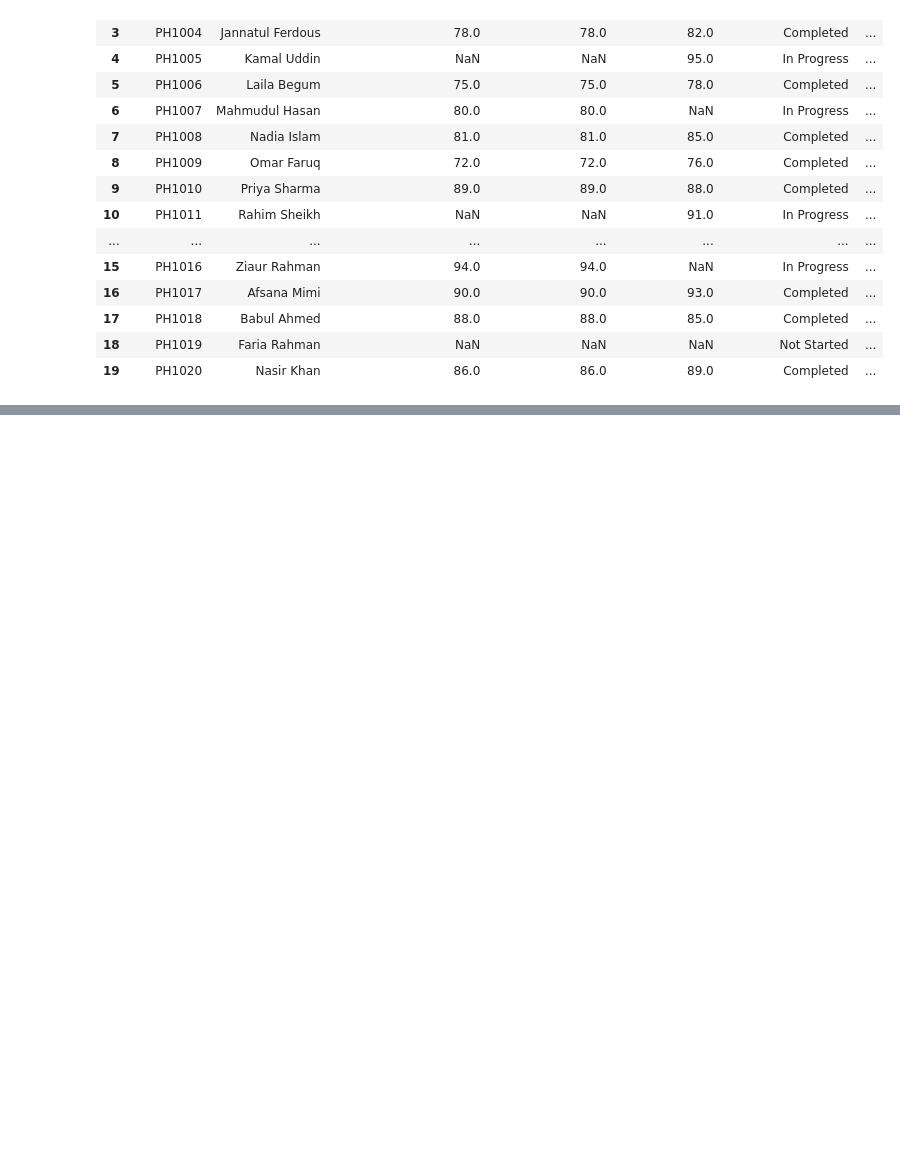
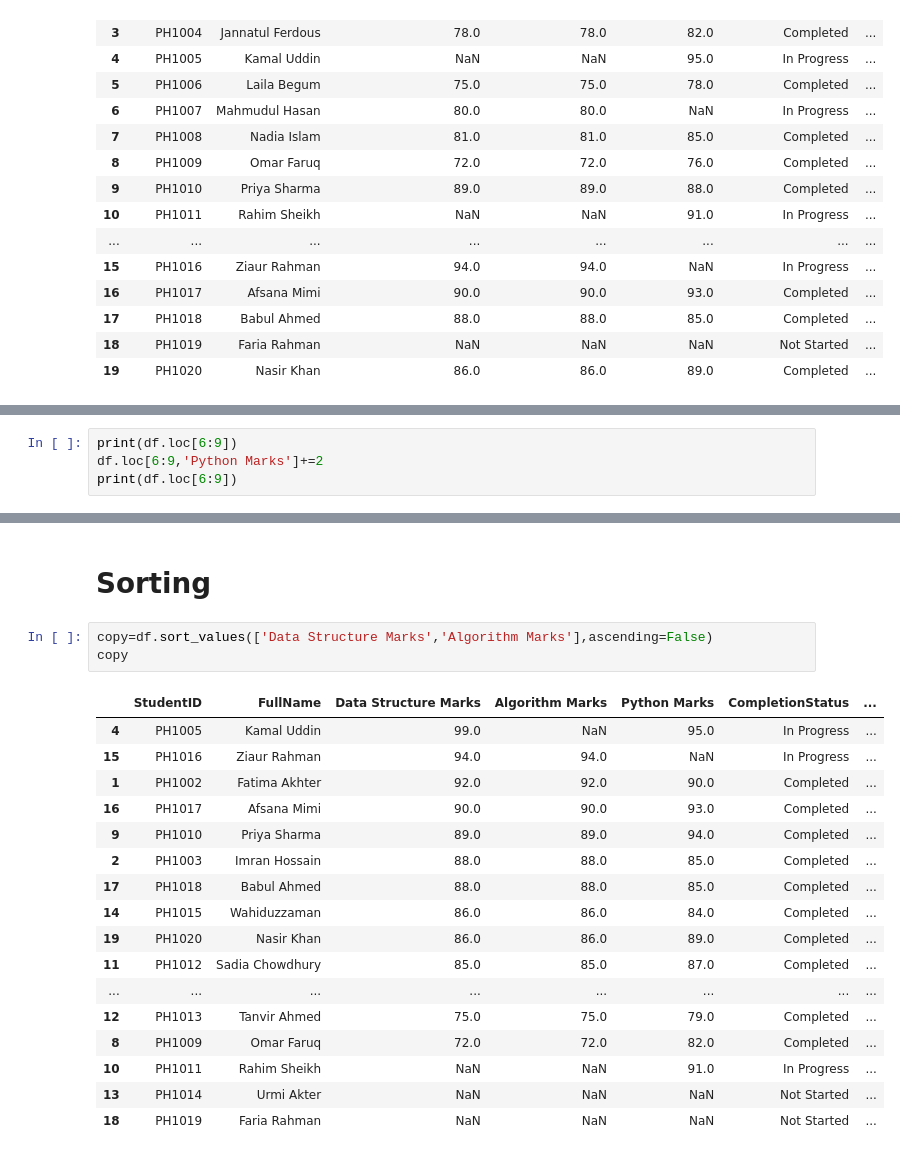
Before and after one commit to kaho0/Aaether, a Jupyter notebook: Shore_12.ipynb, the cells around one changed output, grey strips where cells are left out. Cells and saved outputs as stored; diff of their text form; blank space fills up the shorter version.

```diff
--- a/Shore_12.ipynb
+++ b/Shore_12.ipynb
@@ -525,0 +578,4 @@ df
+# %%
+print(df.loc[6:9])
+df.loc[6:9,'Python Marks']+=2
+print(df.loc[6:9])
@@ -525,0 +644,23 @@ df
+# %% [markdown]
+# **Sorting**
+# %%
+copy=df.sort_values(['Data Structure Marks','Algorithm Marks'],ascending=False)
+copy
+# %% [output]
+|  | StudentID | FullName | Data Structure Marks | Algorithm Marks | Python Marks | CompletionStatus | ... |
+| 4 | PH1005 | Kamal Uddin | 99.0 | NaN | 95.0 | In Progress | ... |
+| 15 | PH1016 | Ziaur Rahman | 94.0 | 94.0 | NaN | In Progress | ... |
+| 1 | PH1002 | Fatima Akhter | 92.0 | 92.0 | 90.0 | Completed | ... |
+| 16 | PH1017 | Afsana Mimi | 90.0 | 90.0 | 93.0 | Completed | ... |
+| 9 | PH1010 | Priya Sharma | 89.0 | 89.0 | 94.0 | Completed | ... |
+| 2 | PH1003 | Imran Hossain | 88.0 | 88.0 | 85.0 | Completed | ... |
+| 17 | PH1018 | Babul Ahmed | 88.0 | 88.0 | 85.0 | Completed | ... |
+| 14 | PH1015 | Wahiduzzaman | 86.0 | 86.0 | 84.0 | Completed | ... |
+| 19 | PH1020 | Nasir Khan | 86.0 | 86.0 | 89.0 | Completed | ... |
+| 11 | PH1012 | Sadia Chowdhury | 85.0 | 85.0 | 87.0 | Completed | ... |
+| ... | ... | ... | ... | ... | ... | ... | ... |
+| 12 | PH1013 | Tanvir Ahmed | 75.0 | 75.0 | 79.0 | Completed | ... |
+| 8 | PH1009 | Omar Faruq | 72.0 | 72.0 | 82.0 | Completed | ... |
+| 10 | PH1011 | Rahim Sheikh | NaN | NaN | 91.0 | In Progress | ... |
+| 13 | PH1014 | Urmi Akter | NaN | NaN | NaN | Not Started | ... |
+| 18 | PH1019 | Faria Rahman | NaN | NaN | NaN | Not Started | ... |
```
Also changed, not shown: parts of 9 cells of this notebook.
